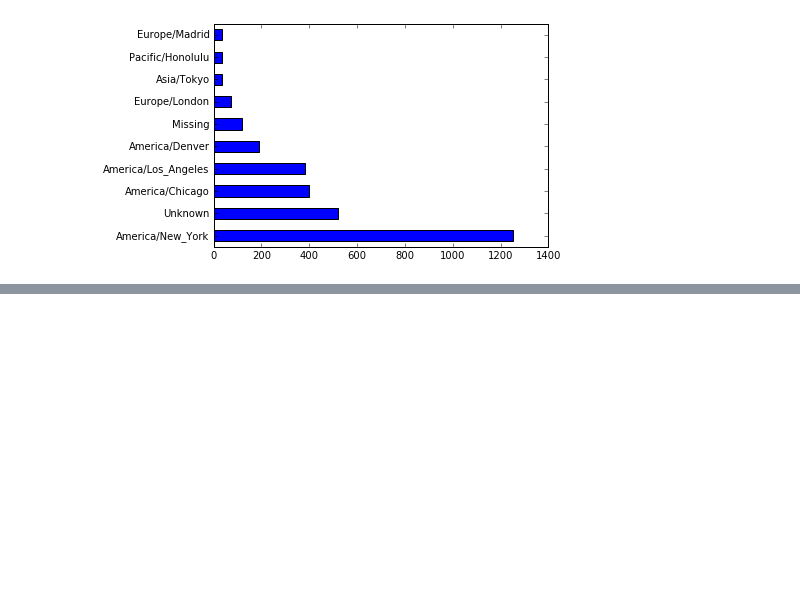
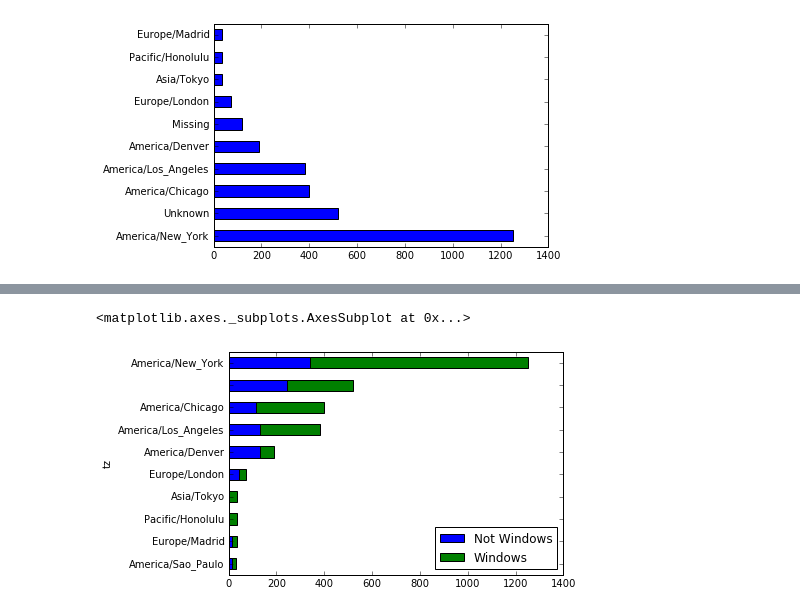
Before and after one commit to pwh0903/python-data, a Jupyter notebook: 引言.ipynb, the cells around one changed output, grey strips where cells are left out. Saved outputs shown, nothing was run; the diff lists cells and outputs as text; code cells hidden in the pictures; blank space fills up the shorter version.

```diff
--- a/引言.ipynb
+++ b/引言.ipynb
@@ -123,0 +125,11 @@ tz_counts[:10].plot(kind='barh',rot=0)
+# %%
+# 按是否windows用户对时区信息进行分解
+cframe = frame[frame.a.notnull()]
+operating_system = np.where(cframe['a'].str.contains('Windows'),'Windows','Not Windows')
+operating_system[:6]
+
+by_tz_os = cframe.groupby(['tz',operating_system])
+# %%
+# 通过size对分组进行计数,通过unstack对计数结果进行重塑
+agg_counts = by_tz_os.size().unstack().fillna(0)
+agg_counts[:10]
@@ -123,0 +149,4 @@ tz_counts[:10].plot(kind='barh',rot=0)
+# %%
+# 选取最常出现的时区
+indexer = agg_counts.sum(1).argsort()
+indexer[:10]
@@ -123,0 +166,3 @@ tz_counts[:10].plot(kind='barh',rot=0)
+# %%
+count_subset = agg_counts.take(indexer)[-10:]
+count_subset
@@ -123,0 +182,5 @@ tz_counts[:10].plot(kind='barh',rot=0)
+# %%
+count_subset.plot(kind='barh',stacked=True)
+# %% [output]
+<matplotlib.axes._subplots.AxesSubplot at 0x...>
+[figure, added]
```
Also changed, not shown: parts of 8 cells of this notebook, 1 other file.
